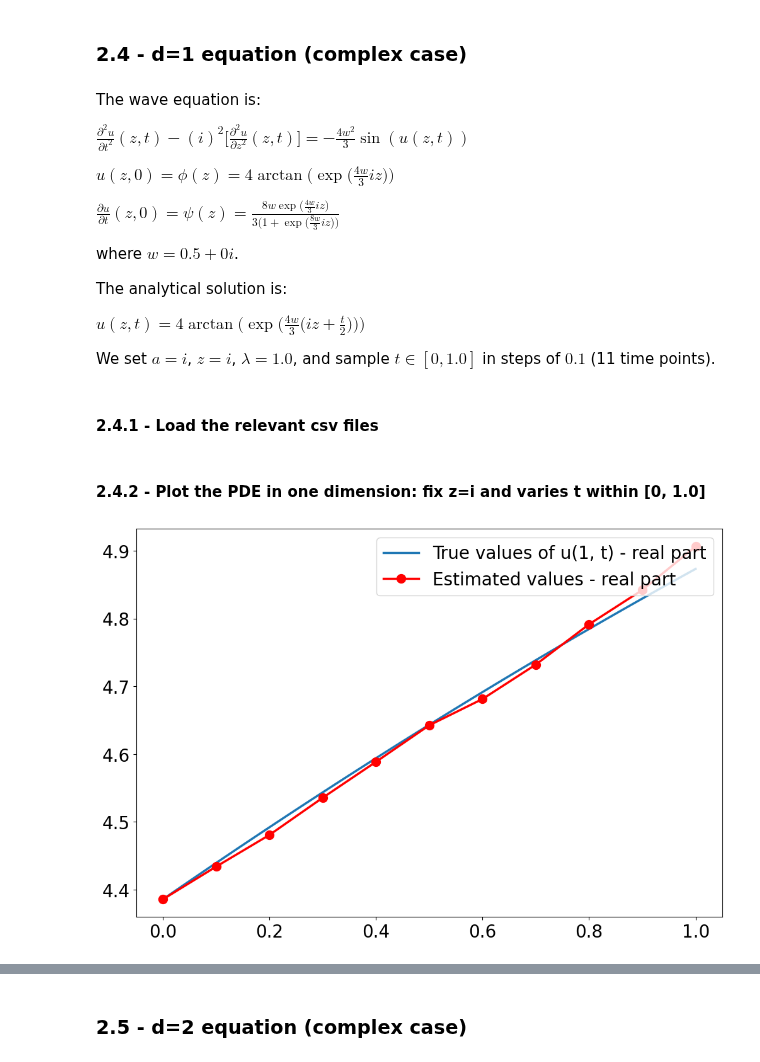
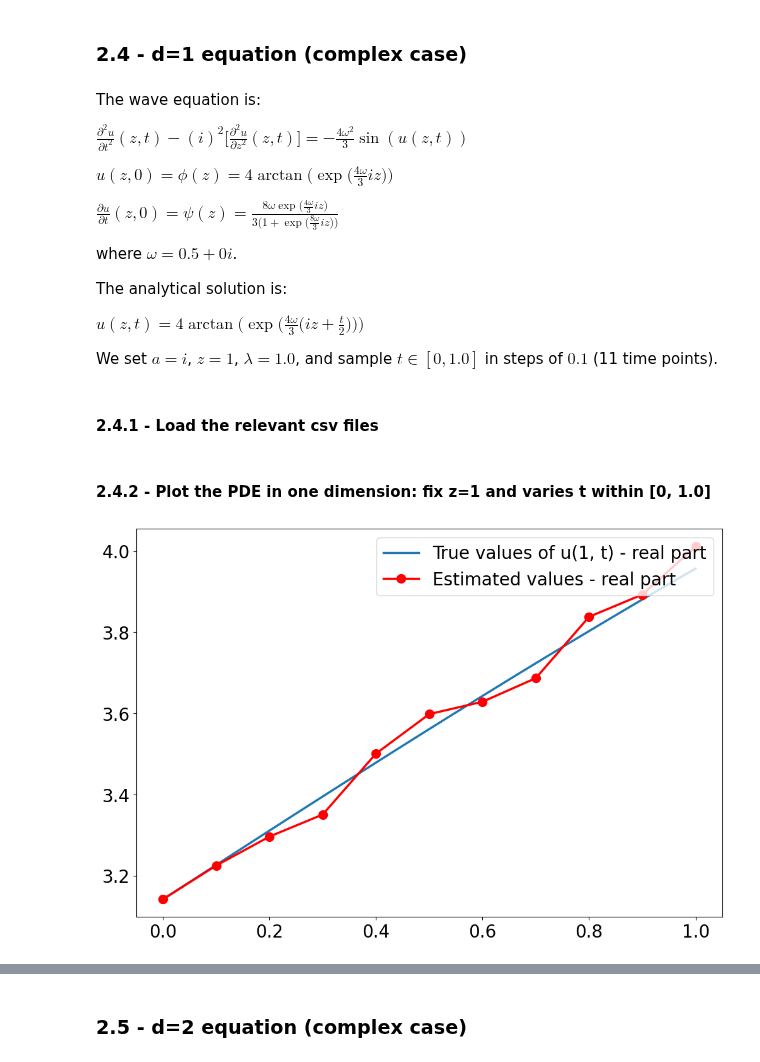
Before and after one commit to chanjuanyin/Fully_Nonlinear_Wave, a Jupyter notebook: Simulation_01/Plot_history.ipynb, the cells around one changed output, grey strips where cells are left out. Cells and saved outputs as stored; diff of their text form; code cells hidden in the pictures.

```diff
--- a/Simulation_01/Plot_history.ipynb
+++ b/Simulation_01/Plot_history.ipynb
@@ -336,19 +336,19 @@ plt.show()
 # %% [markdown]
 The wave equation is:
 
-$\frac{\partial^2 u}{\partial t^2}(z,t)-(i)^2\Big[\frac{\partial^2 u}{\partial z^2}(z,t)\Big] = -\frac{4w^2}{3}\sin(u(z,t))$
+$\frac{\partial^2 u}{\partial t^2}(z,t)-(i)^2\Big[\frac{\partial^2 u}{\partial z^2}(z,t)\Big] = -\frac{4\omega^2}{3}\sin(u(z,t))$
 
-$u(z,0) = \phi(z) = 4\arctan\big(\exp\big(\frac{4w}{3}iz\big)\big)$
+$u(z,0) = \phi(z) = 4\arctan\big(\exp\big(\frac{4\omega}{3}iz\big)\big)$
 
-$\frac{\partial u}{\partial t}(z,0) = \psi(z) = \frac{8w\exp\big(\frac{4w}{3}iz\big)}{3\big(1+\exp\big(\frac{8w}{3}iz\big)\big)}$
+$\frac{\partial u}{\partial t}(z,0) = \psi(z) = \frac{8\omega\exp\big(\frac{4\omega}{3}iz\big)}{3\big(1+\exp\big(\frac{8\omega}{3}iz\big)\big)}$
 
-where $w = 0.5 + 0i$.
+where $\omega = 0.5 + 0i$.
 
 The analytical solution is:
 
-$u(z,t) = 4\arctan\Big(\exp\big(\frac{4w}{3}\big(iz+\frac{t}{2}\big)\big)\Big)$
+$u(z,t) = 4\arctan\Big(\exp\big(\frac{4\omega}{3}\big(iz+\frac{t}{2}\big)\big)\Big)$
 
-We set $a=i$, $z=i$, $\lambda = 1.0$, and sample $t \in [0,1.0]$ in steps of $0.1$ (11 time points).
+We set $a=i$, $z=1$, $\lambda = 1.0$, and sample $t \in [0,1.0]$ in steps of $0.1$ (11 time points).
 # %% [markdown]
 <a name='2-4-1'></a>
 #### 2.4.1 - Load the relevant csv files
@@ -363,35 +363,35 @@ for file_name in os_listdir:
     np_dictionary[file_name[:-4]] = data
 # %% [markdown]
 <a name='2-4-2'></a>
-#### 2.4.2 - Plot the PDE in one dimension: fix z=i and varies t within [0, 1.0]
+#### 2.4.2 - Plot the PDE in one dimension: fix z=1 and varies t within [0, 1.0]
 # %%
 impose_ylim = False
 y_lim = [4.35,4.95]
 
 true_values_real = np.asarray(np_dictionary["analytic"])[0,:]
 true_values_real = np.reshape(true_values_real, (101,))#[0:191]
 t_values = np.arange(0, 1.01, 0.01)
 estimated_values_real = np.asarray(np_dictionary["monte_carlo"])[0,:]
 estimated_values_real = np.reshape(estimated_values_real, (11,))#[0:19]
 t_estimated = np.arange(0, 1.1, 0.1)
 
 plt.figure(figsize=(12, 8))
-plt.plot(t_values, true_values_real, label='True values of u(i, t) - real part', lw=2.5)
+plt.plot(t_values, true_values_real, label='True values of u(1, t) - real part', lw=2.5)
 plt.plot(t_estimated, estimated_values_real, 'ro-', label='Estimated values - real part', lw=2.5, ms=10)
 plt.xticks(fontsize=20)
 plt.yticks(fontsize=20)
 
 # plt.ylabel('true vs estimated values - real part')
 if impose_ylim:
     plt.ylim(y_lim)
 # plt.xlabel('t values')
 # plt.axvline(x=0.32,color='red')
 
-# plt.title('True vs estimated values of u(i, t) - real part')
+# plt.title('True vs estimated values of u(1, t) - real part')
 plt.legend(loc='upper right',fontsize=20)
 plt.show()
 # %% [output]
-[figure, old version]
+[figure, new version]
 # %%
 impose_ylim = False
 y_lim = [-0.5,0]
```
Also changed, not shown: parts of 18 cells of this notebook, 22 other files.
